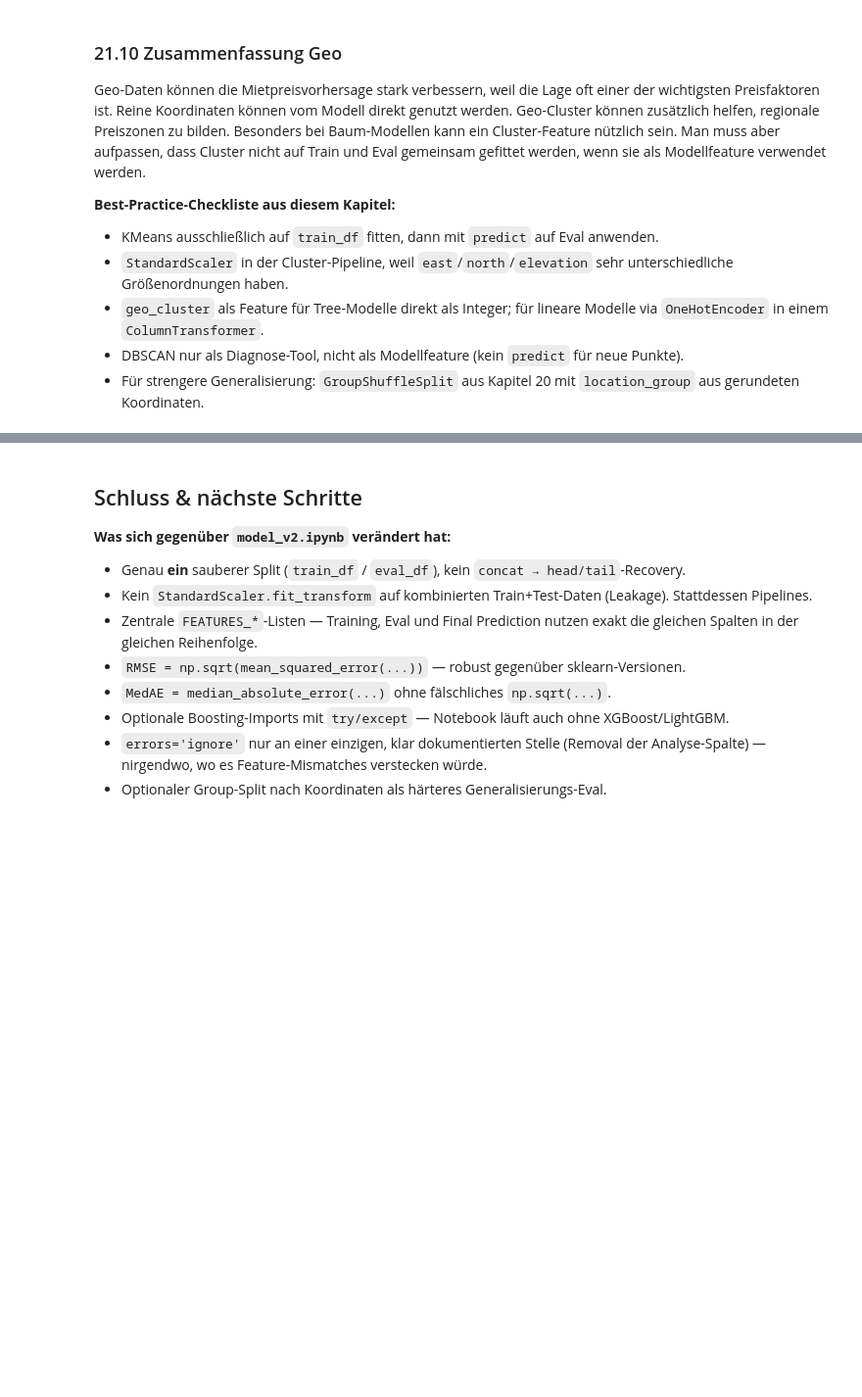
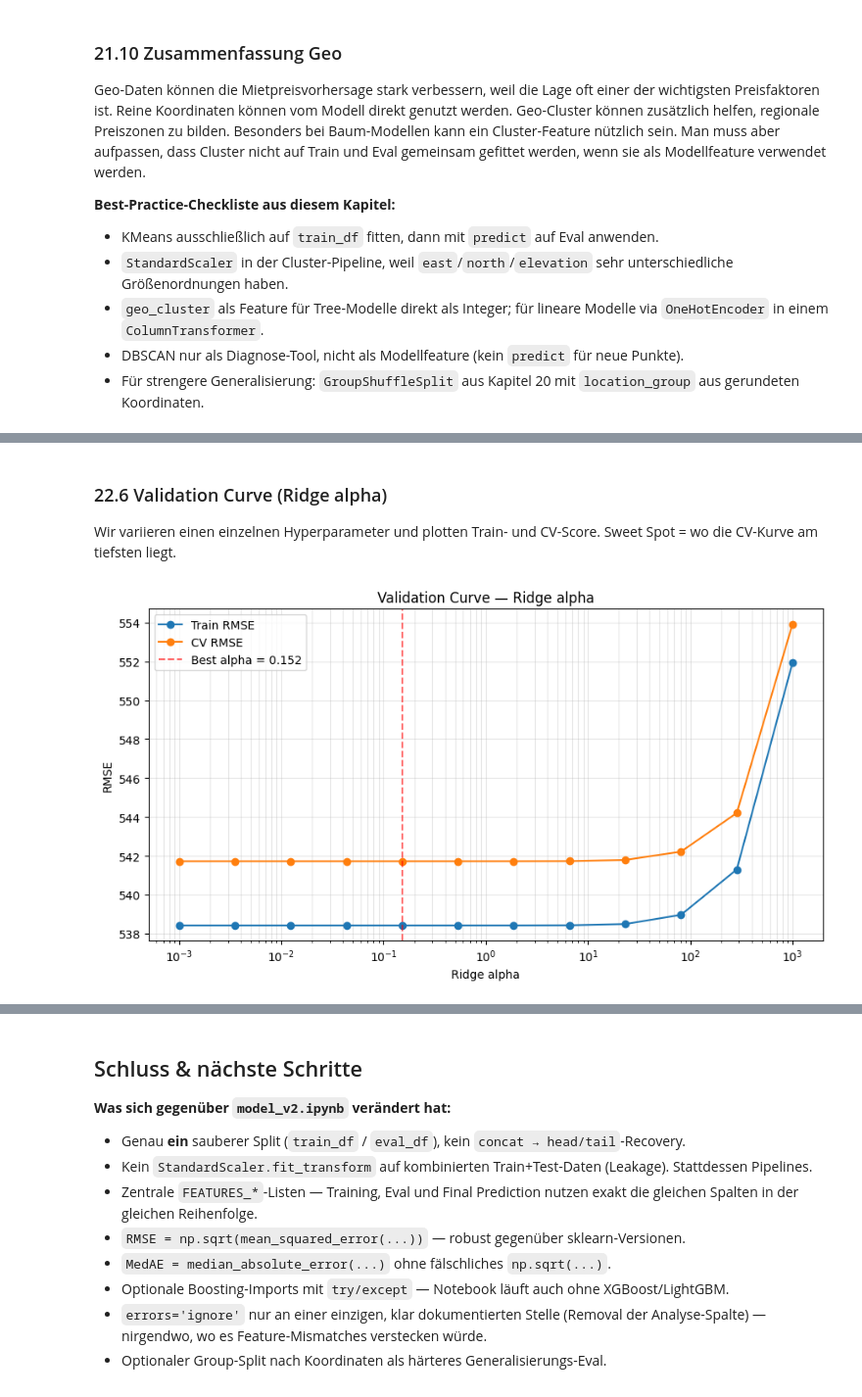
Before and after one commit to wadafacc/dspro1, a Jupyter notebook: src/notebooks/model_v3_clean.ipynb, the cells around one changed output, grey strips where cells are left out. Shown at 98% size. Saved outputs shown, nothing was run; the diff lists cells and outputs as text; code cells hidden in the pictures; blank space fills up the shorter version.

```diff
--- a/src/notebooks/model_v3_clean.ipynb
+++ b/src/notebooks/model_v3_clean.ipynb
@@ -1568,0 +1878,33 @@ Geo-Daten können die Mietpreisvorhersage stark verbessern, weil die Lage oft ei
+# %% [markdown]
+### 22.6 Validation Curve (Ridge alpha)
+
+Wir variieren einen einzelnen Hyperparameter und plotten Train- und CV-Score. Sweet Spot = wo die CV-Kurve am tiefsten liegt.
+# %%
+from sklearn.model_selection import validation_curve
+
+alphas = np.logspace(-3, 3, 12)
+ridge_for_val = Pipeline([
+    ('s', StandardScaler()),
+    ('m', Ridge(random_state=RANDOM_STATE)),
+])
+train_s, eval_s = validation_curve(
+    ridge_for_val,
+    train_df[main_features], train_df[TARGET_COL],
+    param_name='m__alpha', param_range=alphas,
+    cv=5, scoring='neg_root_mean_squared_error', n_jobs=-1,
+)
+
+plt.figure(figsize=(9, 5))
+plt.semilogx(alphas, -train_s.mean(axis=1), 'o-', label='Train RMSE')
+plt.semilogx(alphas, -eval_s.mean(axis=1),  'o-', label='CV RMSE')
+best_alpha = alphas[np.argmin(-eval_s.mean(axis=1))]
+plt.axvline(best_alpha, color='red', linestyle='--', alpha=0.6, label=f'Best alpha = {best_alpha:.3g}')
+plt.xlabel('Ridge alpha')
+plt.ylabel('RMSE')
+plt.title('Validation Curve — Ridge alpha')
+plt.legend()
+plt.grid(True, alpha=0.3, which='both')
+plt.tight_layout()
+plt.show()
+# %% [output]
+[figure, added]
```
Also changed, not shown: parts of 80 cells of this notebook, 7 other files.
